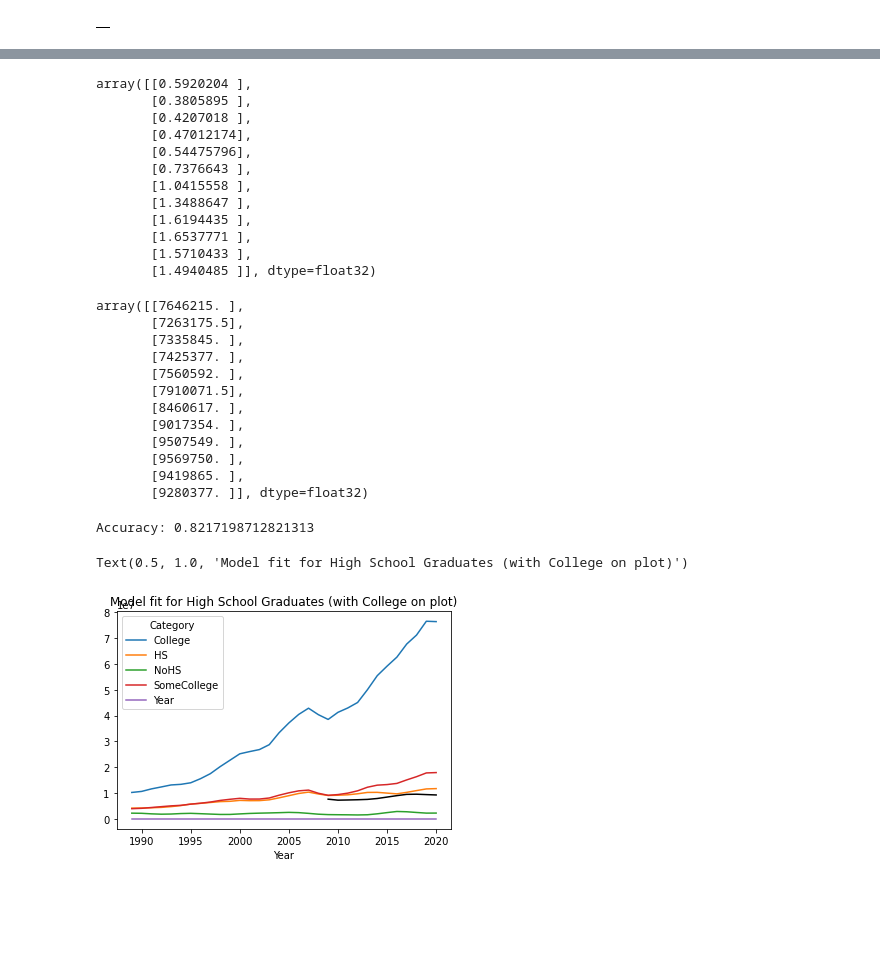
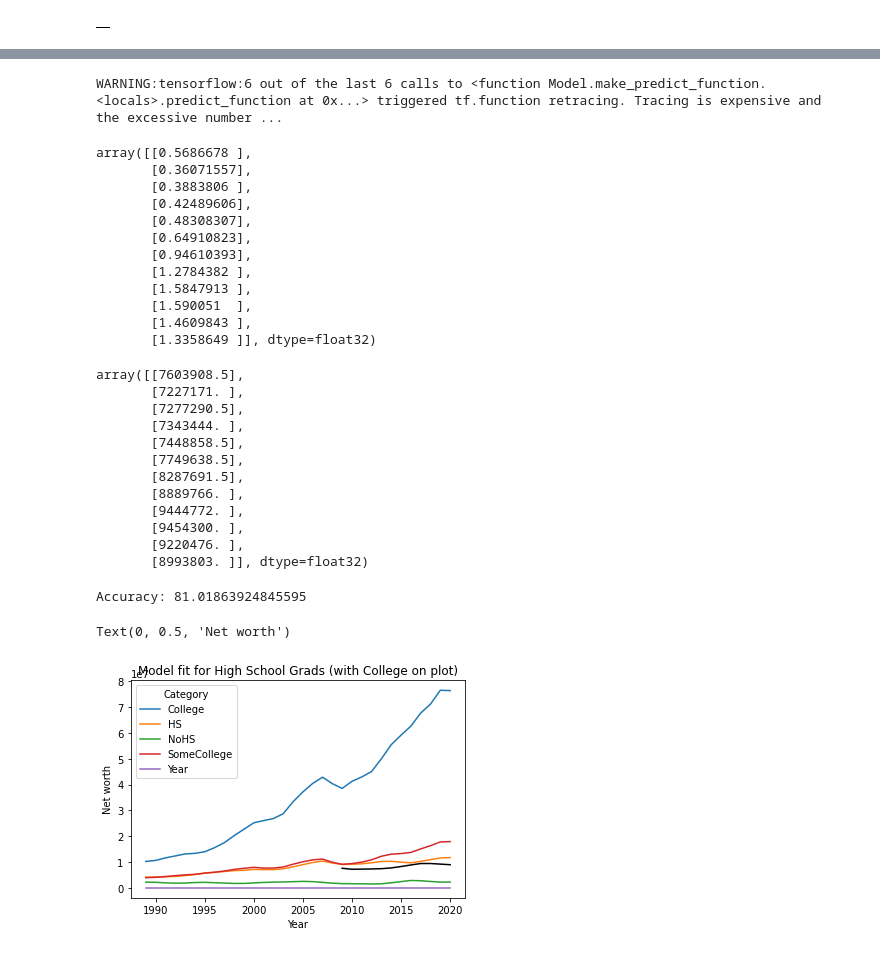
Before and after one commit to Adamdion/CMSE_202_Project, a Jupyter notebook: project/CMSE202_Project_Thao.ipynb, the cells around one changed output, grey strips where cells are left out. Drawn from its saved outputs; the diff is of its cells as text; code cells hidden in the pictures; blank space fills up the shorter version.

```diff
--- a/project/CMSE202_Project_Thao.ipynb
+++ b/project/CMSE202_Project_Thao.ipynb
@@ -295,7 +197,7 @@ X_test = X_test.astype('float32')
 y_test = y_test.astype('float32')
 # %%
 ## building our model
-## the model is bidrectional since it is a time series RNN model, we will take information from each step to predict the next
+## the model is bidrectional since it is a time series model, we will take information from each time step to predict the next
 model = keras.Sequential()
 model.add(
   keras.layers.Bidirectional(
@@ -307,7 +209,7 @@ model.add(
 )
 model.add(keras.layers.Dropout(rate=0.2))
 model.add(keras.layers.Dense(units=1))
-model.compile(loss='mean_squared_error', optimizer='adam', metrics=['acc'])
+model.compile(loss='mean_squared_error', optimizer='adam')
 # %%
 ## fitting our model
 history = model.fit(
@@ -315,5 +217,6 @@ history = model.fit(
     epochs=30,
     batch_size=32,
     validation_split=0.1,
-    shuffle=False
+    shuffle=False,
+    verbose=0
 )
@@ -351,49 +235,52 @@ plt.legend();
 y_pred = model.predict(X_test)
 y_pred
 # %% [output]
-array([[0.5920204 ],
-       [0.3805895 ],
-       [0.4207018 ],
-       [0.47012174],
-       [0.54475796],
-       [0.7376643 ],
-       [1.0415558 ],
-       [1.3488647 ],
-       [1.6194435 ],
-       [1.6537771 ],
-       [1.5710433 ],
-       [1.4940485 ]], dtype=float32)
+WARNING:tensorflow:6 out of the last 6 calls to <function Model.make_predict_function.<locals>.predict_function at 0x...> triggered tf.function retracing. Tracing is expensive and the excessive number ...
+array([[0.5686678 ],
+       [0.36071557],
+       [0.3883806 ],
+       [0.42489606],
+       [0.48308307],
+       [0.64910823],
+       [0.94610393],
+       [1.2784382 ],
+       [1.5847913 ],
+       [1.590051  ],
+       [1.4609843 ],
+       [1.3358649 ]], dtype=float32)
 # %%
 ## since our data is currently scaled, we have to un-scale it
 y_pred = cnt_transformer.inverse_transform(y_pred)
 # %%
-## what the model predicted the welath of high school graduates will be in years 2008-2020
+## what the model predicted the wealth of high school graduates will be in years 2008-2020
 y_pred
 # %% [output]
-array([[7646215. ],
-       [7263175.5],
-       [7335845. ],
-       [7425377. ],
-       [7560592. ],
-       [7910071.5],
-       [8460617. ],
-       [9017354. ],
-       [9507549. ],
-       [9569750. ],
-       [9419865. ],
-       [9280377. ]], dtype=float32)
+array([[7603908.5],
+       [7227171. ],
+       [7277290.5],
+       [7343444. ],
+       [7448858.5],
+       [7749638.5],
+       [8287691.5],
+       [8889766. ],
+       [9444772. ],
+       [9454300. ],
+       [9220476. ],
+       [8993803. ]], dtype=float32)
 # %%
+## average accuracy of the model predicting this feature
 acc = (cnt_transformer.inverse_transform(test.HS)[1:]/y_pred.reshape(-1))**-1
-print('Accuracy:', np.mean(acc))
+print('Accuracy:', np.mean(acc)*100)
 # %% [output]
-Accuracy: 0.8217198712821313
+Accuracy: 81.01863924845595
 # %%
-#college doesnt fit as well because of the jump in wealth
+#graphing our prediciotn vs. the actual with all the categories on plot
 edu_avg = edu_split.groupby('Year').apply(np.mean)
 edu_avg.plot()
 plt.plot(np.array(test.index)[1:], y_pred, label='prediction', color='black')
-plt.title('Model fit for High School Graduates (with College on plot)')
+plt.title('Model fit for High School Grads (with College on plot)')
+plt.ylabel('Net worth')
 # %% [output]
-Text(0.5, 1.0, 'Model fit for High School Graduates (with College on plot)')
+Text(0, 0.5, 'Net worth')
-[figure, old version]
+[figure, new version]
 # %%
```
Also changed, not shown: parts of 46 cells of this notebook.
